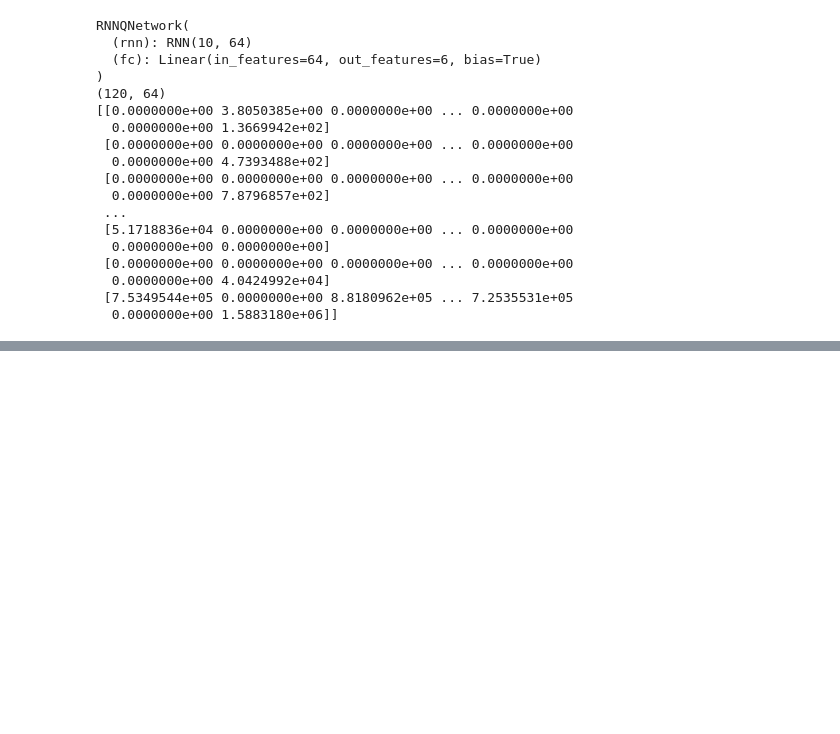
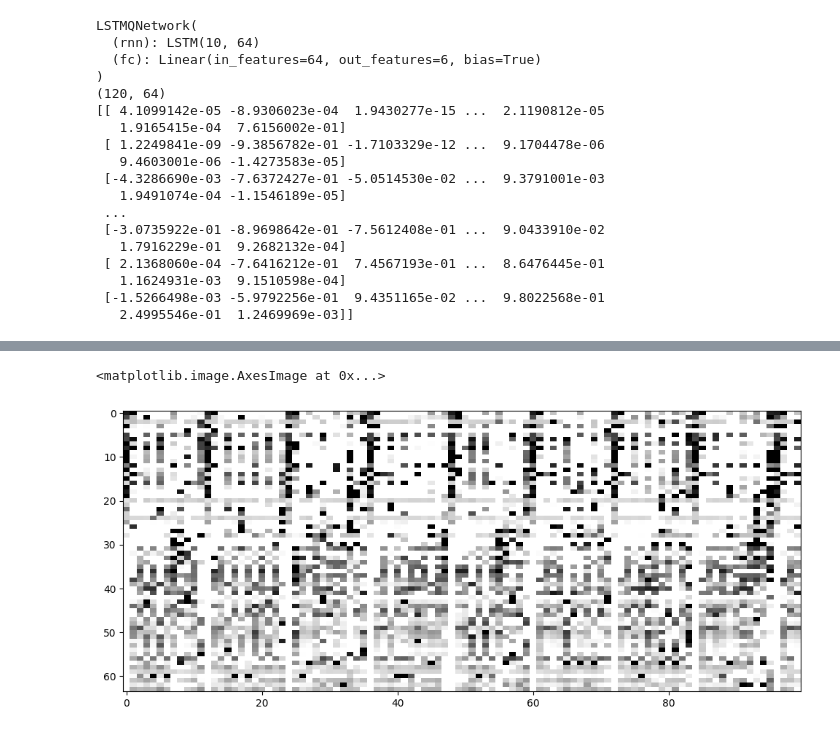
Before and after one commit to GaganaMD/NeuroFarm, a Jupyter notebook: neuromatch2024_experiments/test_rastermap_pca.ipynb, the cells around one changed output, grey strips where cells are left out. Saved outputs shown, nothing was run; the diff lists cells and outputs as text; code cells hidden in the pictures; blank space fills up the shorter version.

Commit message:
learned model

```diff
--- a/neuromatch2024_experiments/test_rastermap_pca.ipynb
+++ b/neuromatch2024_experiments/test_rastermap_pca.ipynb
@@ -11,7 +11,7 @@ def move_tuple_to_device(hidden_tuple, device):
     return (hidden_tuple[0].to(device), hidden_tuple[1].to(device))
 
 
-experiment = experiments[('short-seq', 'cifar10-seq', 'MSELoss', 'RNN')]
+experiment = experiments[('short-seq', 'cifar10-seq', 'MSELoss', 'LSTM')]
 env = DelaySampleToMatchEnv(n_stimuli=experiment['action_size'] - 1)
 agent = DQNAgent(experiment)
 
@@ -60,21 +60,45 @@ hids = np.array(hids).squeeze(1).squeeze(1)
 print(hids.shape)
 print(hids)
 # %% [output]
-RNNQNetwork(
-  (rnn): RNN(10, 64)
+LSTMQNetwork(
+  (rnn): LSTM(10, 64)
   (fc): Linear(in_features=64, out_features=6, bias=True)
 )
 (120, 64)
-[[0.0000000e+00 3.8050385e+00 0.0000000e+00 ... 0.0000000e+00
-  0.0000000e+00 1.3669942e+02]
- [0.0000000e+00 0.0000000e+00 0.0000000e+00 ... 0.0000000e+00
-  0.0000000e+00 4.7393488e+02]
- [0.0000000e+00 0.0000000e+00 0.0000000e+00 ... 0.0000000e+00
-  0.0000000e+00 7.8796857e+02]
+[[ 4.1099142e-05 -8.9306023e-04  1.9430277e-15 ...  2.1190812e-05
+   1.9165415e-04  7.6156002e-01]
+ [ 1.2249841e-09 -9.3856782e-01 -1.7103329e-12 ...  9.1704478e-06
+   9.4603001e-06 -1.4273583e-05]
+ [-4.3286690e-03 -7.6372427e-01 -5.0514530e-02 ...  9.3791001e-03
+   1.9491074e-04 -1.1546189e-05]
  ...
- [5.1718836e+04 0.0000000e+00 0.0000000e+00 ... 0.0000000e+00
-  0.0000000e+00 0.0000000e+00]
- [0.0000000e+00 0.0000000e+00 0.0000000e+00 ... 0.0000000e+00
-  0.0000000e+00 4.0424992e+04]
- [7.5349544e+05 0.0000000e+00 8.8180962e+05 ... 7.2535531e+05
-  0.0000000e+00 1.5883180e+06]]
+ [-3.0735922e-01 -8.9698642e-01 -7.5612408e-01 ...  9.0433910e-02
+   1.7916229e-01  9.2682132e-04]
+ [ 2.1368060e-04 -7.6416212e-01  7.4567193e-01 ...  8.6476445e-01
+   1.1624931e-03  9.1510598e-04]
+ [-1.5266498e-03 -5.9792256e-01  9.4351165e-02 ...  9.8022568e-01
+   2.4995546e-01  1.2469969e-03]]
+# %%
+import numpy as np
+import matplotlib.pyplot as plt
+from rastermap import Rastermap, utils
+from scipy.stats import zscore
+
+spks=hids.T
+print(spks.shape)
+spks = zscore(spks, axis=1)
+spks=spks[:,:100]
+# fit rastermap
+model = Rastermap(n_PCs=10, n_clusters=5,
+                  locality=0.75, time_lag_window=5).fit(spks, compute_X_embedding=True)
+y = model.embedding # neurons x 1
+isort = model.isort
+
+# visualize binning over neurons
+X_embedding = model.X_embedding
+
+# plot
+fig = plt.figure(figsize=(12,5))
+ax = fig.add_subplot(111)
+ax.imshow(X_embedding, vmin=0, vmax=1.5, cmap="gray_r", aspect="auto")
+# %% [output]
@@ -80,0 +115,2 @@ RNNQNetwork(
+<matplotlib.image.AxesImage at 0x...>
+[figure, added]
```
Also changed, not shown: parts of 2 cells of this notebook, 1 other file.
